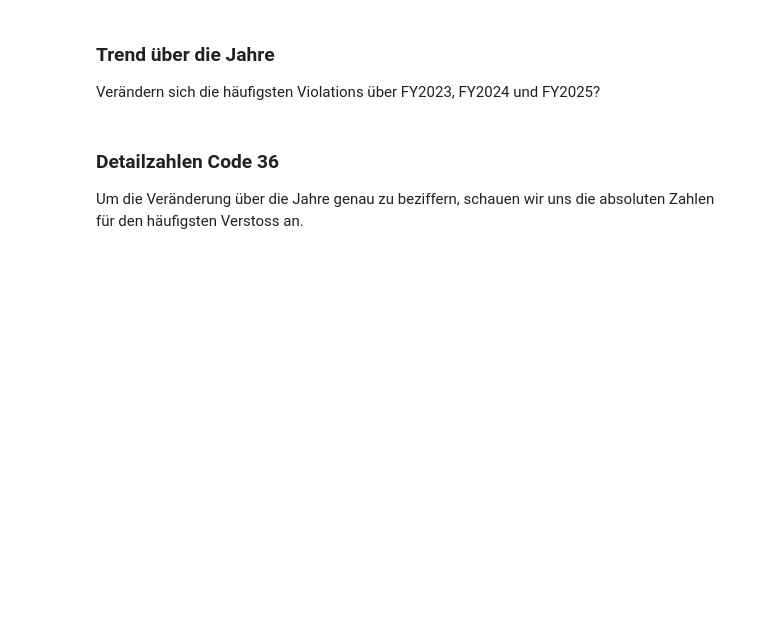
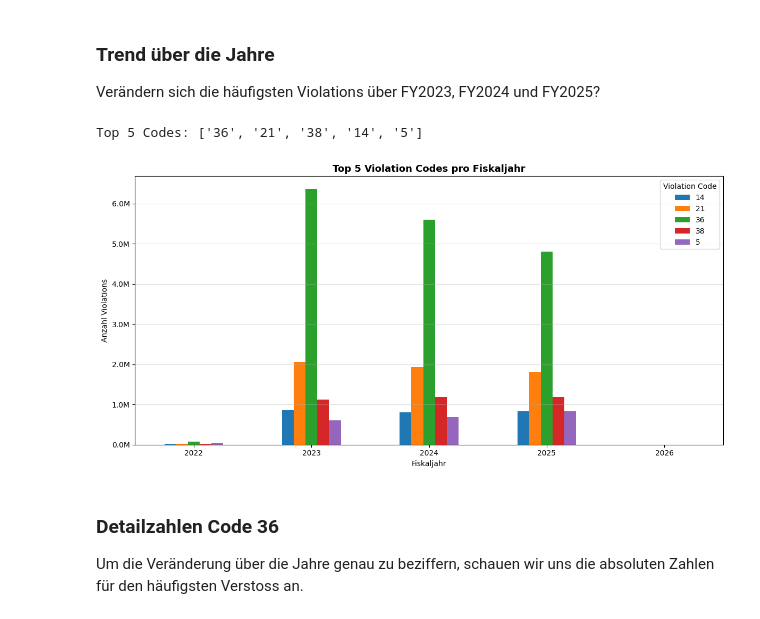
Before and after one commit to DarioMeyer-code/bdlc-parking_violations, a Jupyter notebook: src/4_Analysis/1_violation_codes_full_analysis.ipynb, the cells around one changed output. Drawn from its saved outputs; the diff is of its cells as text; code cells hidden in the pictures; blank space fills up the shorter version.

```diff
--- a/src/4_Analysis/1_violation_codes_full_analysis.ipynb
+++ b/src/4_Analysis/1_violation_codes_full_analysis.ipynb
@@ -57,17 +158,41 @@ top10.plot(
 ### Trend über die Jahre
 Verändern sich die häufigsten Violations über FY2023, FY2024 und FY2025?
 # %%
-# Top 5 Codes pro Jahr
-top5_codes = ["36", "21", "38", "14", "7"]
+top5_codes = [
+    row["violation_code"]
+    for row in df.groupBy("violation_code")
+               .count()
+               .orderBy(f.desc("count"))
+               .limit(5)
+               .collect()
+]
+print("Top 5 Codes:", top5_codes)
 
 yearly_trend = df.filter(f.col("violation_code").isin(top5_codes)) \
-    .groupBy("fiscal_year", "violation_code") \
+    .groupBy("fy", "violation_code") \
     .count() \
-    .orderBy("violation_code", "fiscal_year") \
+    .orderBy("violation_code", "fy") \
     .toPandas()
 
-yearly_trend.pivot(index="fiscal_year", columns="violation_code", values="count") \
-    .plot(kind="bar", figsize=(12, 6), title="Top 5 Violation Codes pro Jahr")
+pivot_trend = yearly_trend.pivot(index="fy", columns="violation_code", values="count")
+
+fig, ax = plt.subplots(figsize=(12, 6))
+pivot_trend.plot(kind="bar", ax=ax)
+
+ax.set_title("Top 5 Violation Codes pro Fiskaljahr", fontsize=13, fontweight="bold")
+ax.set_xlabel("Fiskaljahr")
+ax.set_ylabel("Anzahl Violations")
+ax.yaxis.set_major_formatter(mticker.FuncFormatter(lambda x, _: f"{x/1e6:.1f}M"))
+ax.grid(True, axis="y", alpha=0.4)
+ax.legend(title="Violation Code")
+plt.xticks(rotation=0)
+
+plt.tight_layout()
+plt.savefig("analyse_top5_trend.png", dpi=150)
+plt.show()
+# %% [output]
+Top 5 Codes: ['36', '21', '38', '14', '5']
+[figure, added]
 # %% [markdown]
 ### Detailzahlen Code 36
 Um die Veränderung über die Jahre genau zu beziffern, schauen wir uns
```
Also changed, not shown: parts of 13 cells of this notebook, 17 other files.
